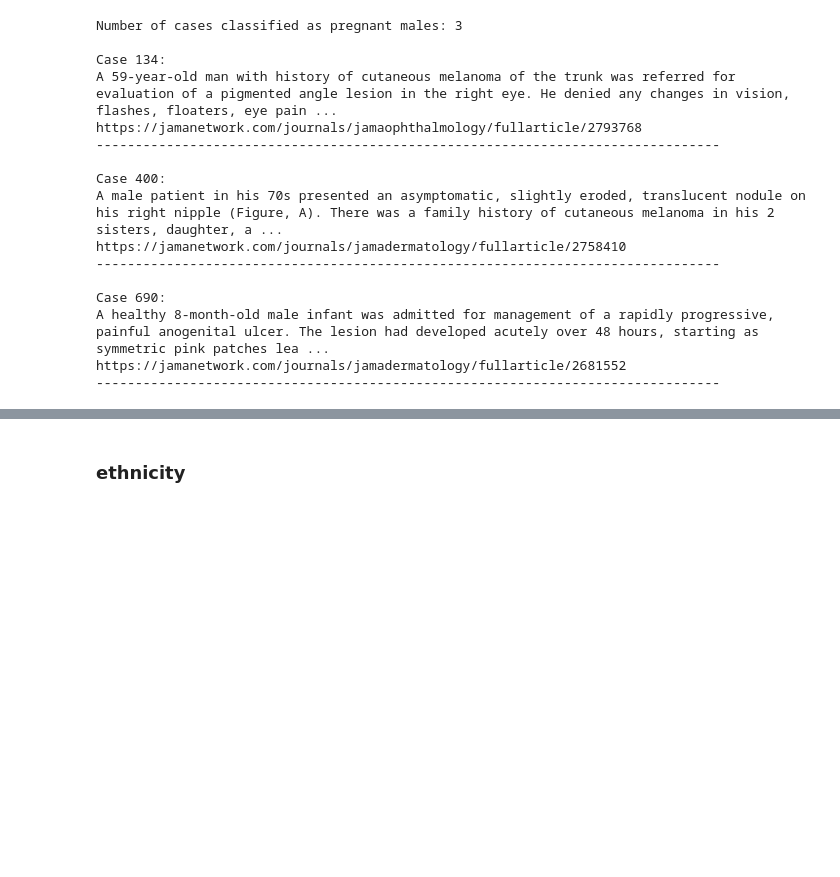
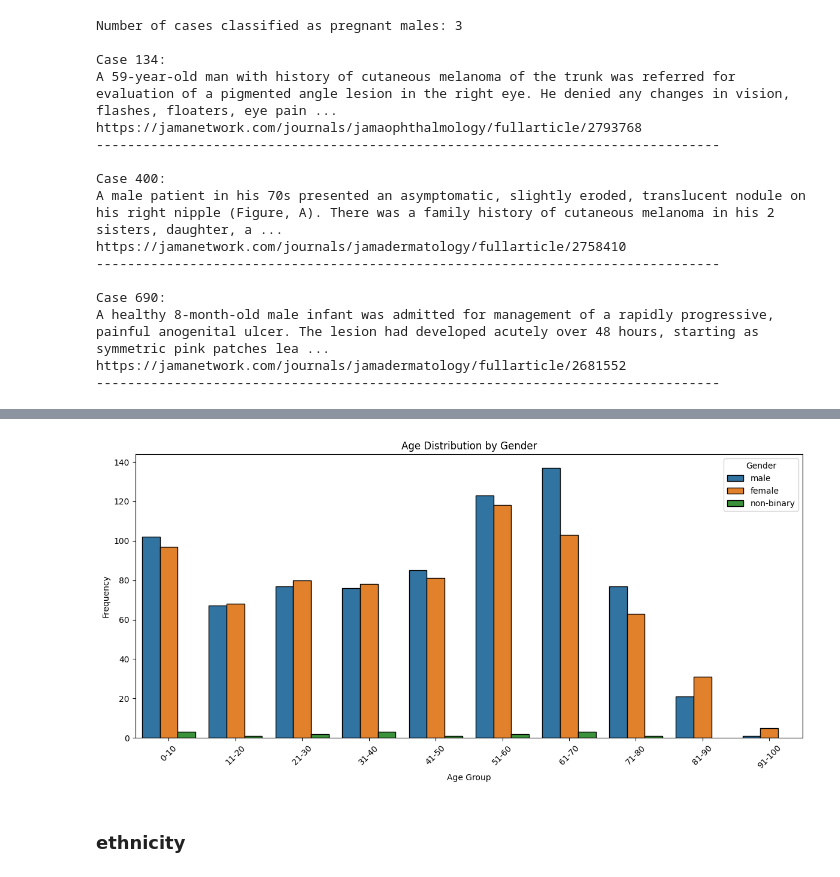
Before and after one commit to kenza-ily/thesis_bias_llm_clinical, a Jupyter notebook: data/eda.ipynb, the cells around one changed output, grey strips where cells are left out. Cells and saved outputs as stored; diff of their text form; code cells hidden in the pictures; blank space fills up the shorter version.

```diff
--- a/data/eda.ipynb
+++ b/data/eda.ipynb
@@ -651,3 +988,29 @@ print(nan_rows[['question']])
+# %%
+import seaborn as sns
+import matplotlib.pyplot as plt
+import pandas as pd
+import numpy as np
+
+# Create age groups
+df['age_group'] = pd.cut(df['age'], bins=[0, 10, 20, 30, 40, 50, 60, 70, 80, 90, 100],
+                         labels=['0-10', '11-20', '21-30', '31-40', '41-50', '51-60', '61-70', '71-80', '81-90', '91-100'])
+
+# Create the plot
+plt.figure(figsize=(12, 6))
+sns.countplot(data=df, x='age_group', hue='gender', edgecolor='black')
+
+plt.title('Age Distribution by Gender')
+plt.xlabel('Age Group')
+plt.ylabel('Frequency')
+plt.xticks(rotation=45)
+plt.legend(title='Gender')
+
+# Adjust layout to prevent label cutoff
+plt.tight_layout()
+
+plt.show()
+# %% [output]
+[figure, added]
 # %% [markdown]
 ### ethnicity
 # %% [markdown]
```
Also changed, not shown: parts of 88 cells of this notebook, 11 other files.
